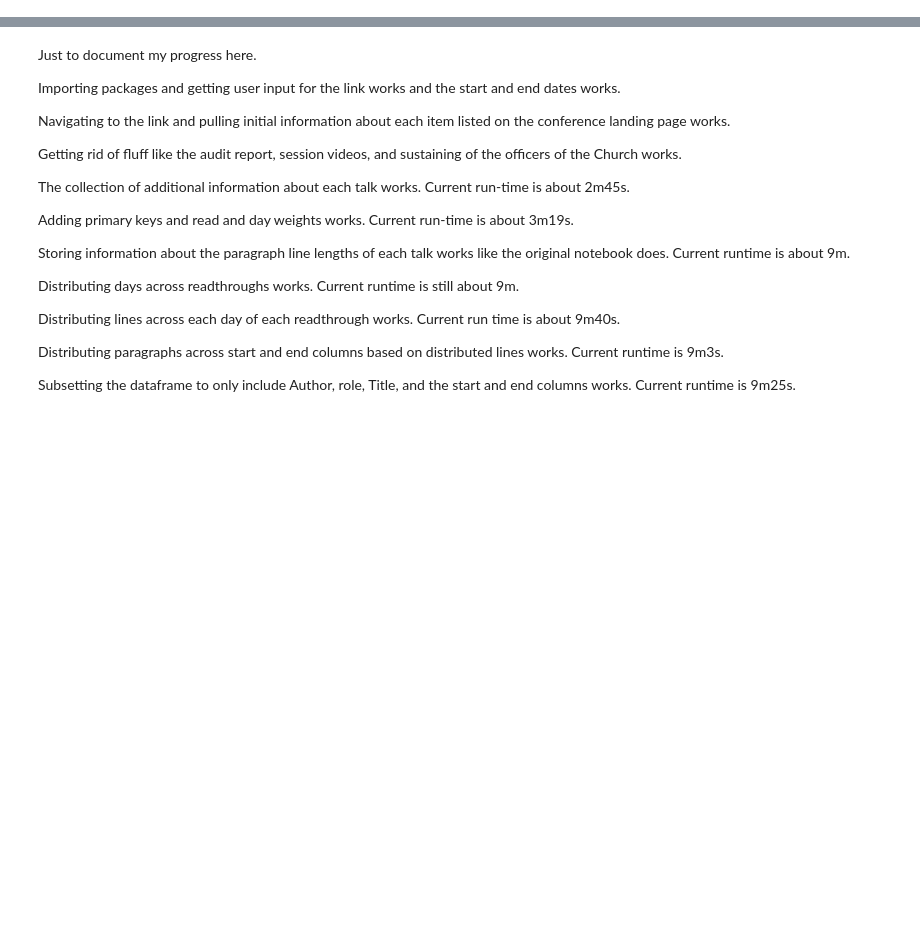
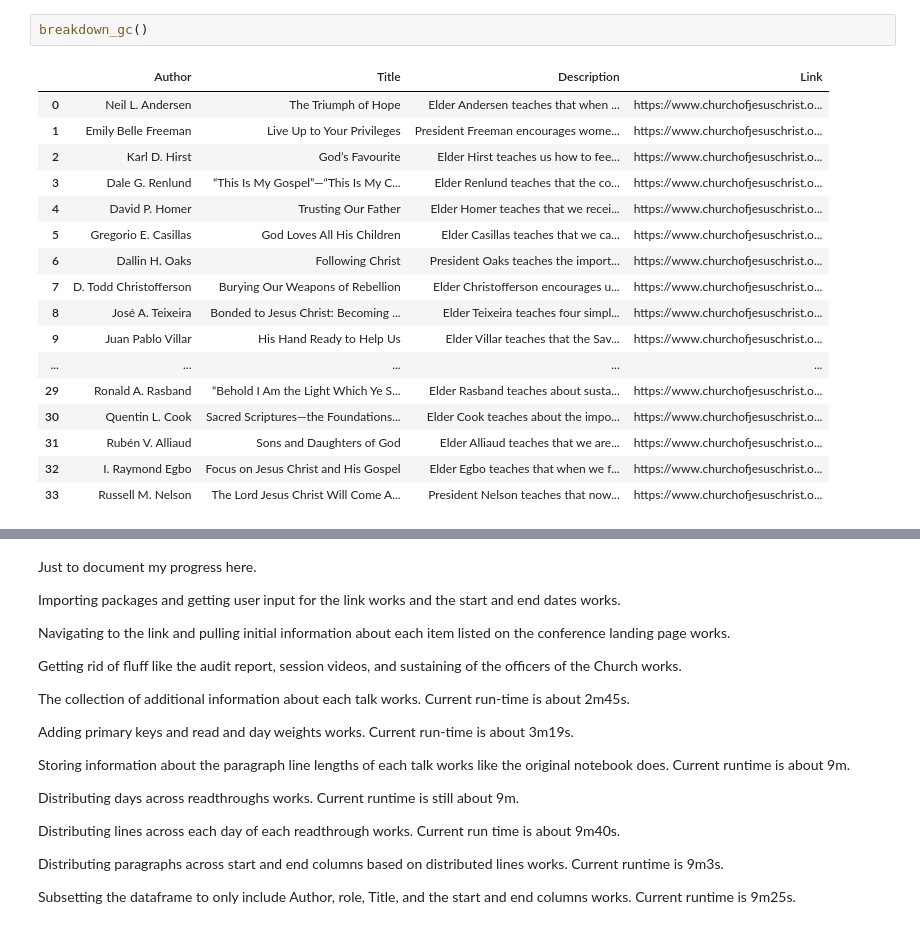
Before and after one commit to bfranx62/come-follow-me-breakdown-builder, a Jupyter notebook: Conference Calculator Improvement Notebook.ipynb, the cells around one changed output, grey strips where cells are left out. Saved outputs shown, nothing was run; the diff lists cells and outputs as text; blank space fills up the shorter version.

```diff
--- a/Conference Calculator Improvement Notebook.ipynb
+++ b/Conference Calculator Improvement Notebook.ipynb
@@ -1045,0 +171,20 @@ def breakdown_gc():
+# %%
+breakdown_gc()
+# %% [output]
+|  | Author | Title | Description | Link |
+| 0 | Neil L. Andersen | The Triumph of Hope | Elder Andersen teaches that when ... | https://www.churchofjesuschrist.o... |
+| 1 | Emily Belle Freeman | Live Up to Your Privileges | President Freeman encourages wome... | https://www.churchofjesuschrist.o... |
+| 2 | Karl D. Hirst | God’s Favourite | Elder Hirst teaches us how to fee... | https://www.churchofjesuschrist.o... |
+| 3 | Dale G. Renlund | “This Is My Gospel”—“This Is My C... | Elder Renlund teaches that the co... | https://www.churchofjesuschrist.o... |
+| 4 | David P. Homer | Trusting Our Father | Elder Homer teaches that we recei... | https://www.churchofjesuschrist.o... |
+| 5 | Gregorio E. Casillas | God Loves All His Children | Elder Casillas teaches that we ca... | https://www.churchofjesuschrist.o... |
+| 6 | Dallin H. Oaks | Following Christ | President Oaks teaches the import... | https://www.churchofjesuschrist.o... |
+| 7 | D. Todd Christofferson | Burying Our Weapons of Rebellion | Elder Christofferson encourages u... | https://www.churchofjesuschrist.o... |
+| 8 | José A. Teixeira | Bonded to Jesus Christ: Becoming ... | Elder Teixeira teaches four simpl... | https://www.churchofjesuschrist.o... |
+| 9 | Juan Pablo Villar | His Hand Ready to Help Us | Elder Villar teaches that the Sav... | https://www.churchofjesuschrist.o... |
+| ... | ... | ... | ... | ... |
+| 29 | Ronald A. Rasband | “Behold I Am the Light Which Ye S... | Elder Rasband teaches about susta... | https://www.churchofjesuschrist.o... |
+| 30 | Quentin L. Cook | Sacred Scriptures—the Foundations... | Elder Cook teaches about the impo... | https://www.churchofjesuschrist.o... |
+| 31 | Rubén V. Alliaud | Sons and Daughters of God | Elder Alliaud teaches that we are... | https://www.churchofjesuschrist.o... |
+| 32 | I. Raymond Egbo | Focus on Jesus Christ and His Gospel | Elder Egbo teaches that when we f... | https://www.churchofjesuschrist.o... |
+| 33 | Russell M. Nelson | The Lord Jesus Christ Will Come A... | President Nelson teaches that now... | https://www.churchofjesuschrist.o... |
```
Also changed, not shown: parts of 3 cells of this notebook.
